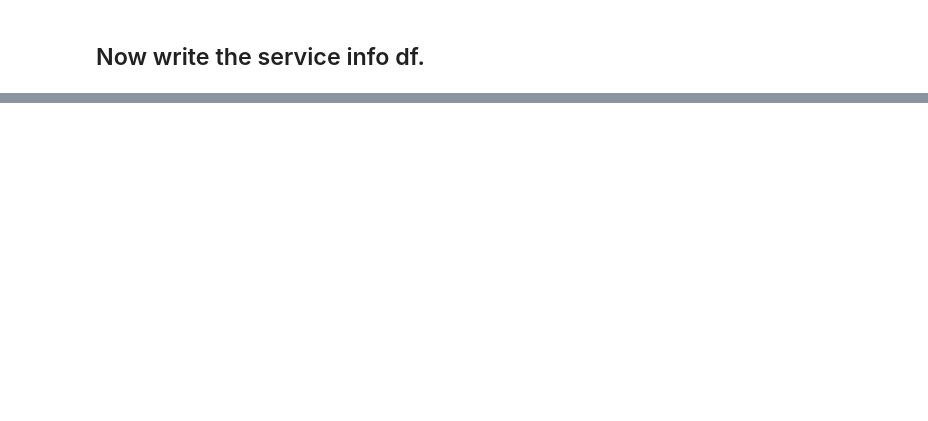
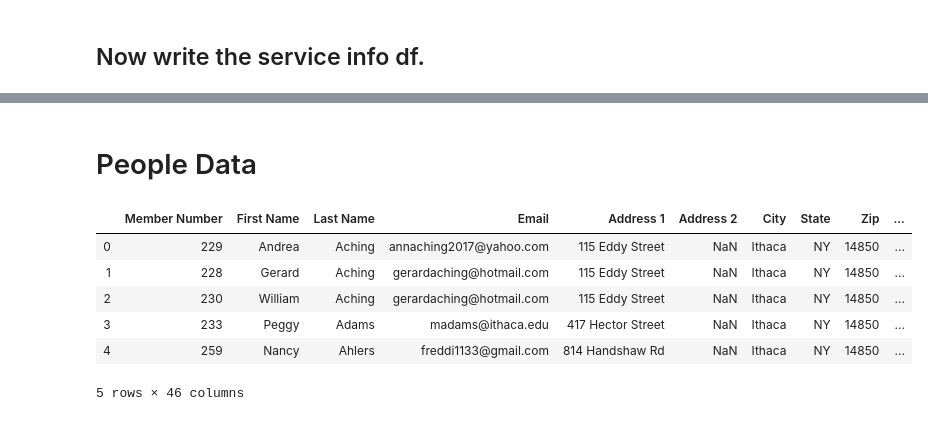
Before and after one commit to cornellh4i/love-living-at-home, a Jupyter notebook: app/data/notebooks/process_data.ipynb, the cells around one changed output, grey strips where cells are left out. Saved outputs shown, nothing was run; the diff lists cells and outputs as text; code cells hidden in the pictures; blank space fills up the shorter version.

```diff
--- a/app/data/notebooks/process_data.ipynb
+++ b/app/data/notebooks/process_data.ipynb
@@ -195,0 +208,14 @@ h4i_service_categories_df
+# %% [markdown]
+# People Data
+# %%
+# Read in member data
+members_df = pd.read_csv(f"{ROOT_DATA_DIR}/members_including_metro_area_data.csv")
+members_df.head()
+# %% [output]
+|  | Member Number | First Name | Last Name | Email | Address 1 | Address 2 | City | State | Zip | ... |
+| 0 | 229 | Andrea | Aching | annaching2017@yahoo.com | 115 Eddy Street | NaN | Ithaca | NY | 14850 | ... |
+| 1 | 228 | Gerard | Aching | gerardaching@hotmail.com | 115 Eddy Street | NaN | Ithaca | NY | 14850 | ... |
+| 2 | 230 | William | Aching | gerardaching@hotmail.com | 115 Eddy Street | NaN | Ithaca | NY | 14850 | ... |
+| 3 | 233 | Peggy | Adams | madams@ithaca.edu | 417 Hector Street | NaN | Ithaca | NY | 14850 | ... |
+| 4 | 259 | Nancy | Ahlers | freddi1133@gmail.com | 814 Handshaw Rd | NaN | Ithaca | NY | 14850 | ... |
+5 rows × 46 columns
```
Also changed, not shown: parts of 35 cells of this notebook, 13 other files.
